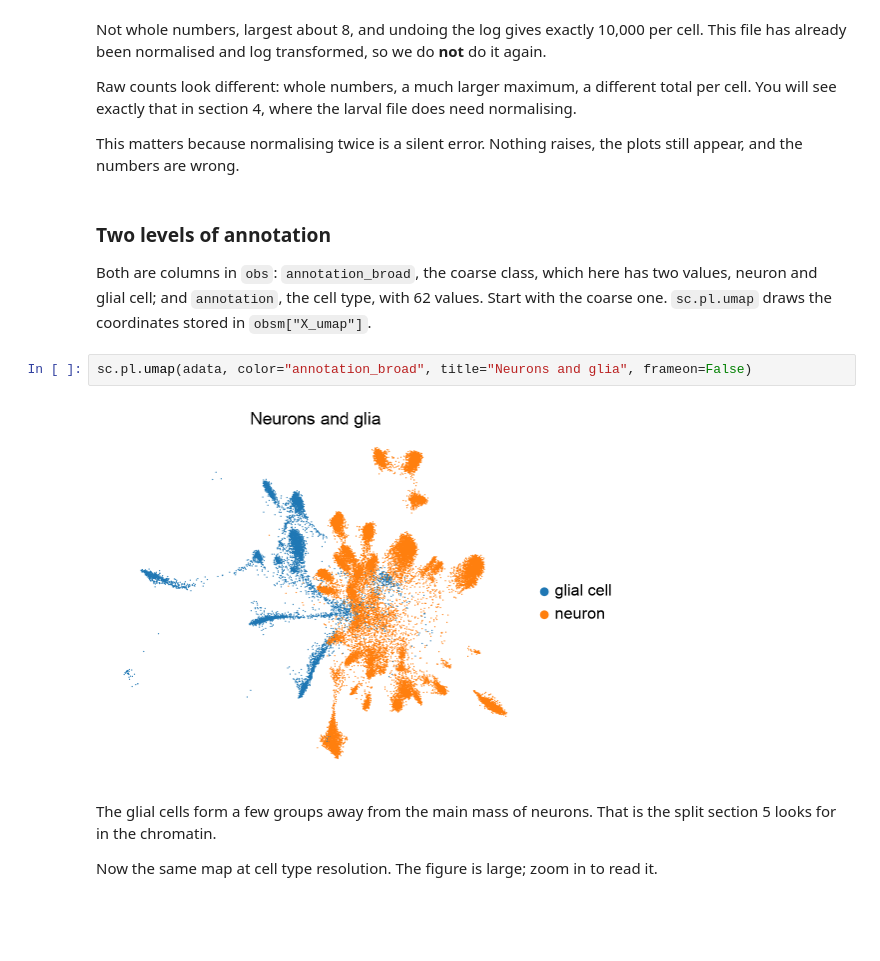
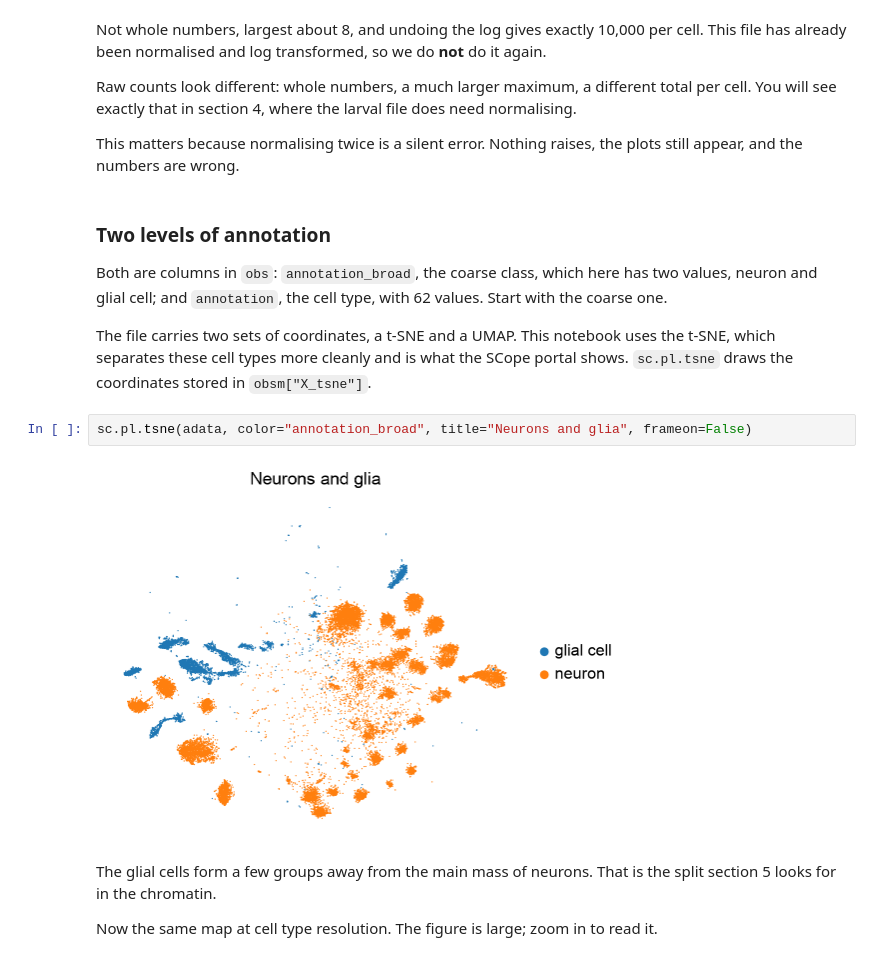
Before and after one commit to nkempynck/isn-school-2026, a Jupyter notebook: notebooks/practicals/05_public_atac.ipynb, the cells around one changed output. Drawn from its saved outputs; the diff is of its cells as text; blank space fills up the shorter version.

```diff
--- a/notebooks/practicals/05_public_atac.ipynb
+++ b/notebooks/practicals/05_public_atac.ipynb
@@ -224,12 +220,15 @@ plots still appear, and the numbers are wrong.
 
 Both are columns in `obs`: `annotation_broad`, the coarse class, which here has
 two values, neuron and glial cell; and `annotation`, the cell type, with 62
-values. Start with the coarse one. `sc.pl.umap` draws the coordinates stored in
-`obsm["X_umap"]`.
+values. Start with the coarse one.
+
+The file carries two sets of coordinates, a t-SNE and a UMAP. This notebook uses
+the t-SNE, which separates these cell types more cleanly and is what the SCope
+portal shows. `sc.pl.tsne` draws the coordinates stored in `obsm["X_tsne"]`.
 # %%
-sc.pl.umap(adata, color="annotation_broad", title="Neurons and glia", frameon=False)
+sc.pl.tsne(adata, color="annotation_broad", title="Neurons and glia", frameon=False)
 # %% [output]
-[figure, old version]
+[figure, new version]
 # %% [markdown]
 The glial cells form a few groups away from the main mass of neurons. That is
 the split section 5 looks for in the chromatin.
```
Also changed, not shown: parts of 10 cells of this notebook.
